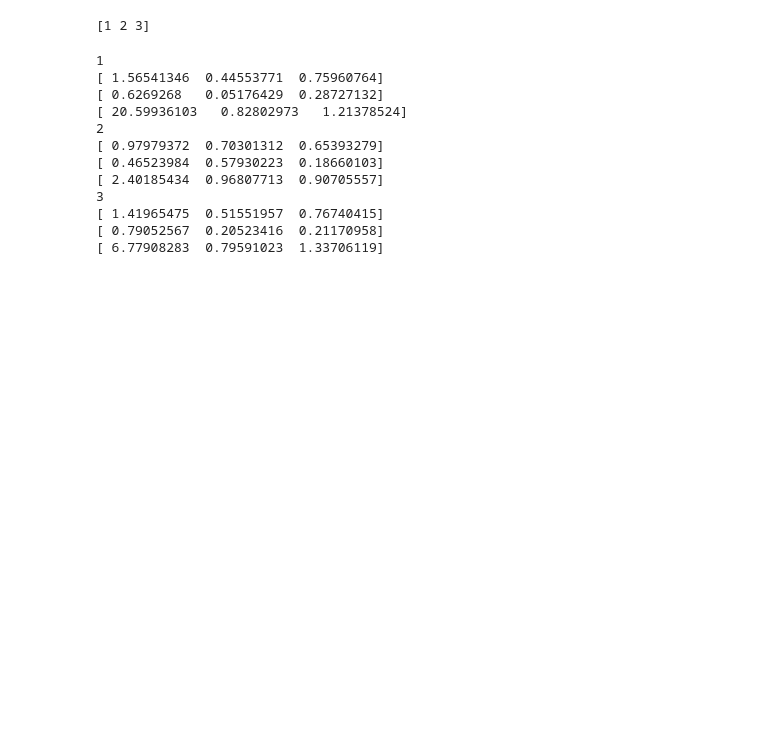
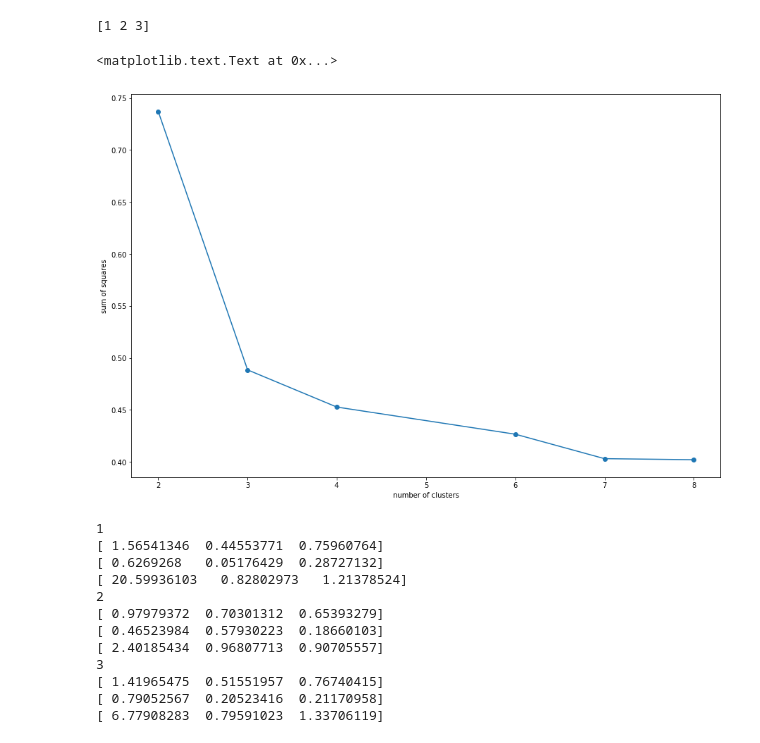
Before and after one commit to Vlad0922/neurophysiology, a Jupyter notebook: burst_clusters_heirarchy.ipynb, the cells around one changed output. Drawn from its saved outputs; the diff is of its cells as text; code cells hidden in the pictures; blank space fills up the shorter version.

```diff
--- a/burst_clusters_heirarchy.ipynb
+++ b/burst_clusters_heirarchy.ipynb
@@ -360,3 +380,13 @@ print(np.unique(cut))
+# %%
+plt.figure(figsize=(15,10))
+
+plt.plot(list(silh_score.keys()), list(silh_score.values()), marker='o')
+
+plt.ylabel('sum of squares')
+plt.xlabel('number of clusters')
+# %% [output]
+<matplotlib.text.Text at 0x...>
+[figure, added]
 # %%
 # plt.figure(figsize=(15,10))
 # for l, col, name in zip(np.unique(cut), ['r','g','b'], ['burst', 'tonic', 'irregular']):
```
Also changed, not shown: parts of 26 cells of this notebook, 1 other file.
